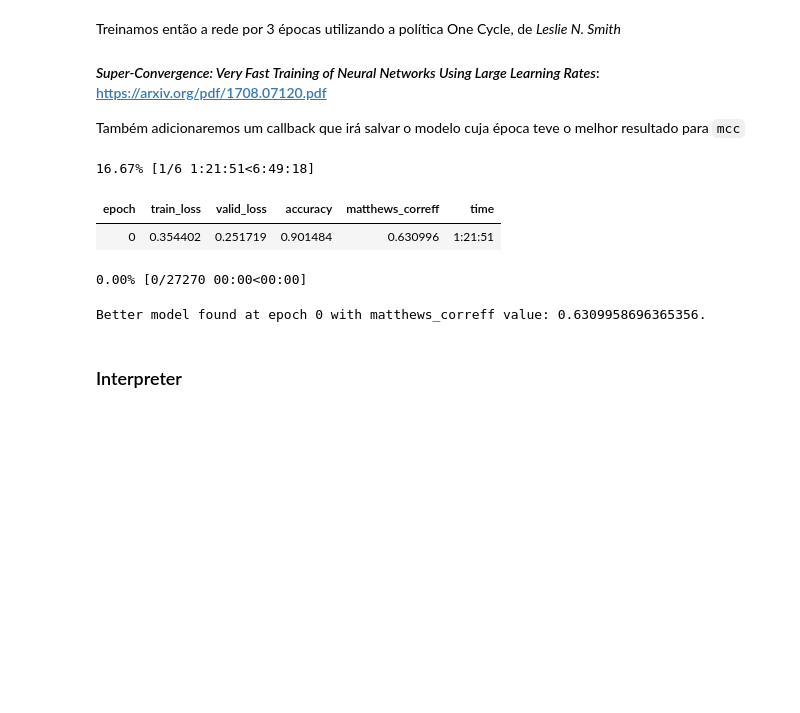
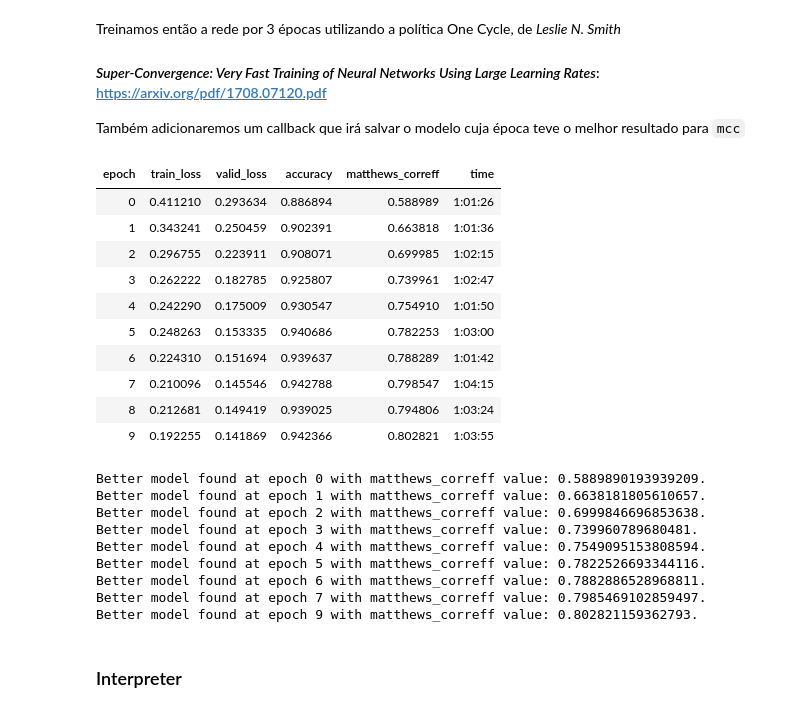
Before and after one commit to ChristianCFranca/unb-tg-deepfakerecognition, a Jupyter notebook: Treinamento Fastai.ipynb, the cells around one changed output. Saved outputs shown, nothing was run; the diff lists cells and outputs as text; code cells hidden in the pictures; blank space fills up the shorter version.

```diff
--- a/Treinamento Fastai.ipynb
+++ b/Treinamento Fastai.ipynb
@@ -222,15 +225,30 @@ Treinamos então a rede por 3 épocas utilizando a política One Cycle, de *Lesl
 
 Também adicionaremos um callback que irá salvar o modelo cuja época teve o melhor resultado para `mcc`
 # %%
-learn.fit_one_cycle(6,
-                    max_lr=slice(4.3e-5, 3e-3),
-                    callbacks=[SaveModelCallback(learn, every='improvement', monitor='matthews_correff', name='resnet18_best_mcc_freezed')])
+learn.fit_one_cycle(10,
+                    max_lr=slice(3e-5, 3e-3),
+                    callbacks=[SaveModelCallback(learn, every='improvement', monitor='matthews_correff', name='resnet18_best_mcc_freezed_fold1')])
 # %% [output]
+| epoch | train_loss | valid_loss | accuracy | matthews_correff | time |
+| 0 | 0.411210 | 0.293634 | 0.886894 | 0.588989 | 1:01:26 |
+| 1 | 0.343241 | 0.250459 | 0.902391 | 0.663818 | 1:01:36 |
+| 2 | 0.296755 | 0.223911 | 0.908071 | 0.699985 | 1:02:15 |
+| 3 | 0.262222 | 0.182785 | 0.925807 | 0.739961 | 1:02:47 |
+| 4 | 0.242290 | 0.175009 | 0.930547 | 0.754910 | 1:01:50 |
+| 5 | 0.248263 | 0.153335 | 0.940686 | 0.782253 | 1:03:00 |
+| 6 | 0.224310 | 0.151694 | 0.939637 | 0.788289 | 1:01:42 |
+| 7 | 0.210096 | 0.145546 | 0.942788 | 0.798547 | 1:04:15 |
+| 8 | 0.212681 | 0.149419 | 0.939025 | 0.794806 | 1:03:24 |
+| 9 | 0.192255 | 0.141869 | 0.942366 | 0.802821 | 1:03:55 |
-16.67% [1/6 1:21:51<6:49:18]
+Better model found at epoch 0 with matthews_correff value: 0.5889890193939209.
+Better model found at epoch 1 with matthews_correff value: 0.6638181805610657.
+Better model found at epoch 2 with matthews_correff value: 0.6999846696853638.
+Better model found at epoch 3 with matthews_correff value: 0.739960789680481.
+Better model found at epoch 4 with matthews_correff value: 0.7549095153808594.
+Better model found at epoch 5 with matthews_correff value: 0.7822526693344116.
+Better model found at epoch 6 with matthews_correff value: 0.7882886528968811.
+Better model found at epoch 7 with matthews_correff value: 0.7985469102859497.
+Better model found at epoch 9 with matthews_correff value: 0.802821159362793.
-| epoch | train_loss | valid_loss | accuracy | matthews_correff | time |
-| 0 | 0.354402 | 0.251719 | 0.901484 | 0.630996 | 1:21:51 |
-0.00% [0/27270 00:00<00:00]
-Better model found at epoch 0 with matthews_correff value: 0.6309958696365356.
 # %% [markdown]
 ### Interpreter
 # %% [markdown]
```
Also changed, not shown: parts of 10 cells of this notebook, 15 other files.
